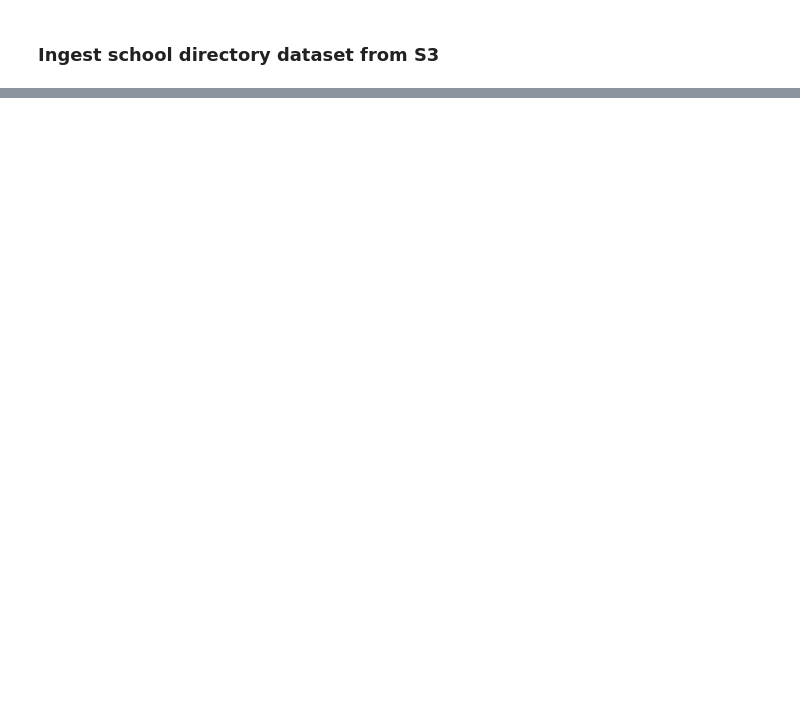
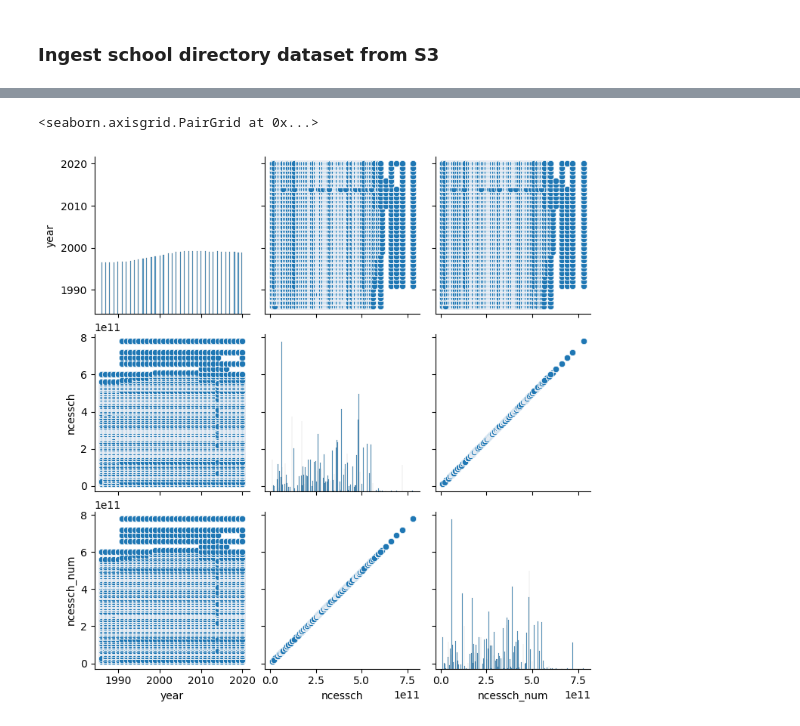
Before and after one commit to georgetown-analytics/student-outcomes, a Jupyter notebook: notebooks/EDA_school_directory.ipynb, the cells around one changed output, grey strips where cells are left out. Cells and saved outputs as stored; diff of their text form; code cells hidden in the pictures; blank space fills up the shorter version.

```diff
--- a/notebooks/EDA_school_directory.ipynb
+++ b/notebooks/EDA_school_directory.ipynb
@@ -39,0 +74,5 @@ df0.shape, df0.head()
+# %%
+sns.pairplot(df0[['year','ncessch','ncessch_num']])
+# %% [output]
+<seaborn.axisgrid.PairGrid at 0x...>
+[figure, added]
```
Also changed, not shown: parts of 8 cells of this notebook.
